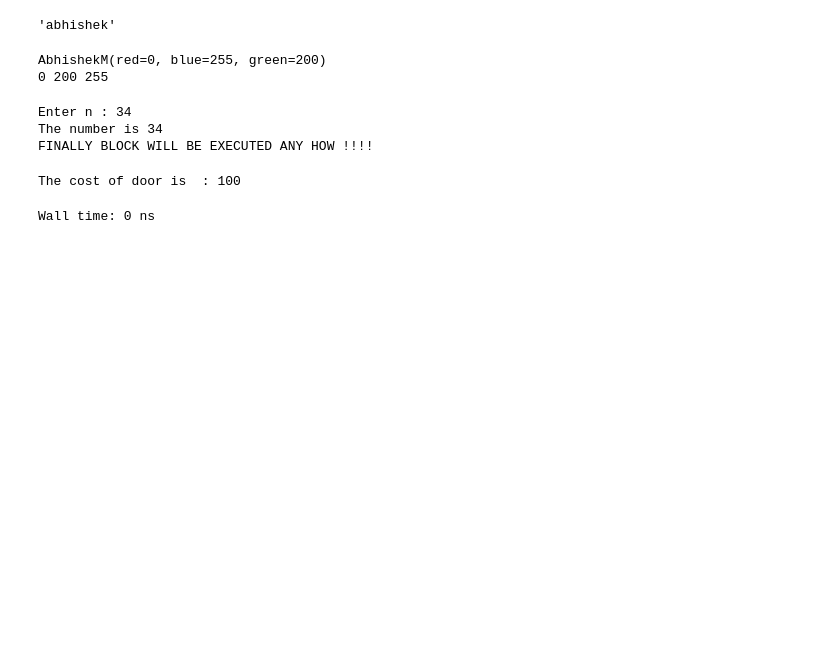
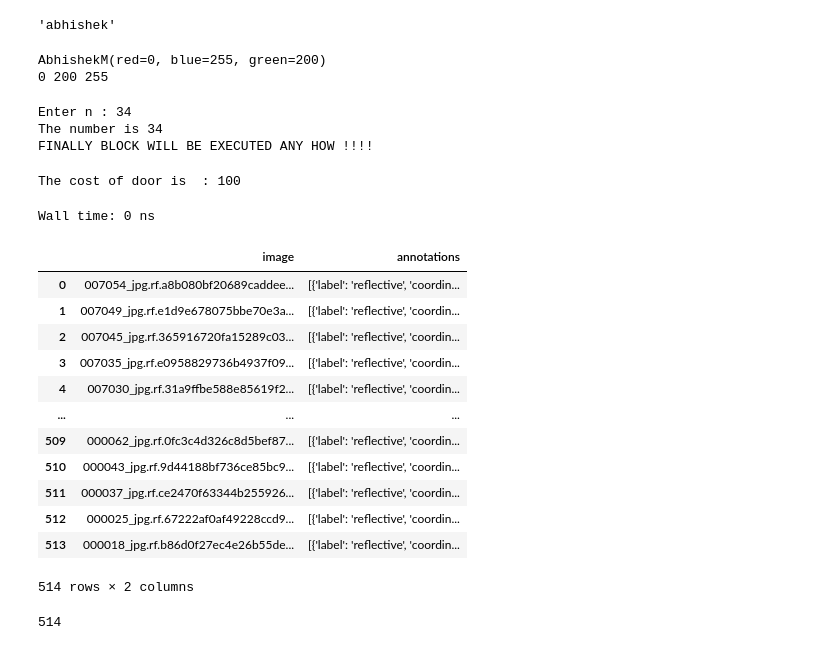
Before and after one commit to AbhishekMaity001/Python-Code-Snippets, a Jupyter notebook: Numpy101.ipynb, the cells around one changed output. Saved outputs shown, nothing was run; the diff lists cells and outputs as text; code cells hidden in the pictures; blank space fills up the shorter version.

```diff
--- a/Numpy101.ipynb
+++ b/Numpy101.ipynb
@@ -1004,0 +1009,21 @@ Wall time: 0 ns
+# %%
+df = pd.read_json(r'D:\Data Science\Upwork\hard hat\未命名文件夹\annotated-dataset\annotations.json')
+df
+# %% [output]
+|  | image | annotations |
+| 0 | 007054_jpg.rf.a8b080bf20689caddee... | [{'label': 'reflective', 'coordin... |
+| 1 | 007049_jpg.rf.e1d9e678075bbe70e3a... | [{'label': 'reflective', 'coordin... |
+| 2 | 007045_jpg.rf.365916720fa15289c03... | [{'label': 'reflective', 'coordin... |
+| 3 | 007035_jpg.rf.e0958829736b4937f09... | [{'label': 'reflective', 'coordin... |
+| 4 | 007030_jpg.rf.31a9ffbe588e85619f2... | [{'label': 'reflective', 'coordin... |
+| ... | ... | ... |
+| 509 | 000062_jpg.rf.0fc3c4d326c8d5bef87... | [{'label': 'reflective', 'coordin... |
+| 510 | 000043_jpg.rf.9d44188bf736ce85bc9... | [{'label': 'reflective', 'coordin... |
+| 511 | 000037_jpg.rf.ce2470f63344b255926... | [{'label': 'reflective', 'coordin... |
+| 512 | 000025_jpg.rf.67222af0af49228ccd9... | [{'label': 'reflective', 'coordin... |
+| 513 | 000018_jpg.rf.b86d0f27ec4e26b55de... | [{'label': 'reflective', 'coordin... |
+514 rows × 2 columns
+# %%
+df['image'].nunique()
+# %% [output]
+514
```
Also changed, not shown: parts of 2 cells of this notebook, 2 other files.
